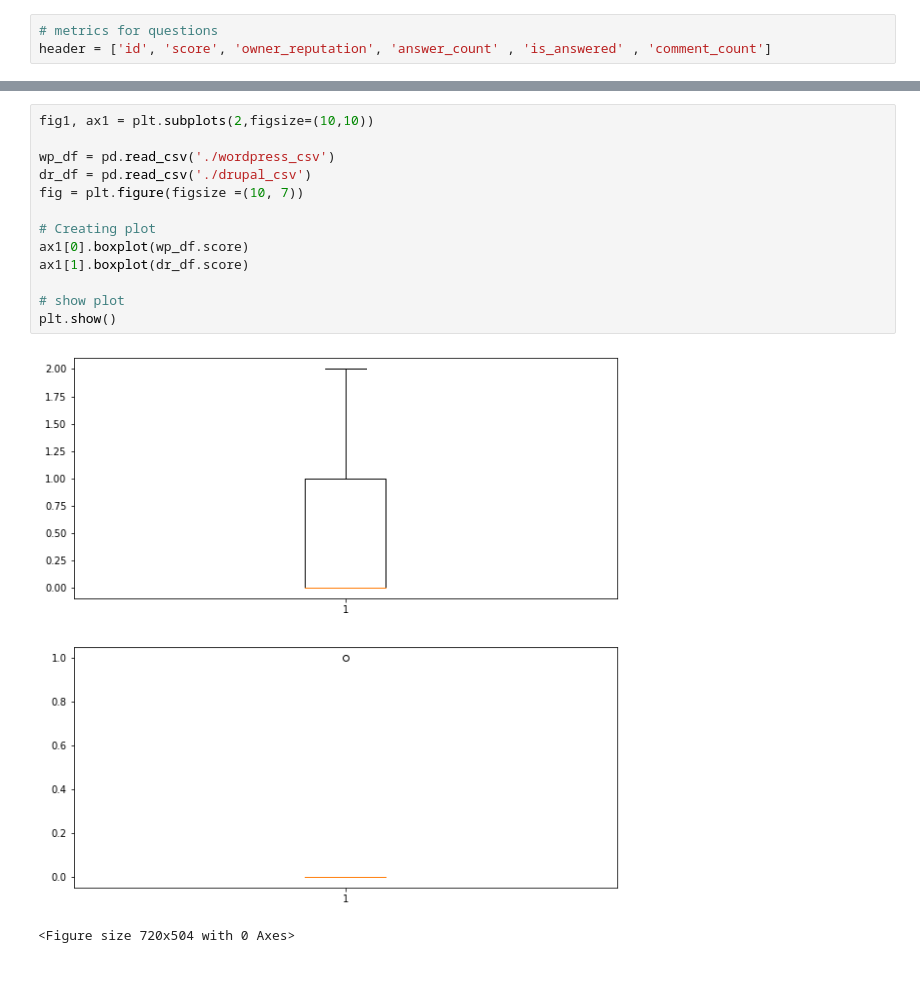
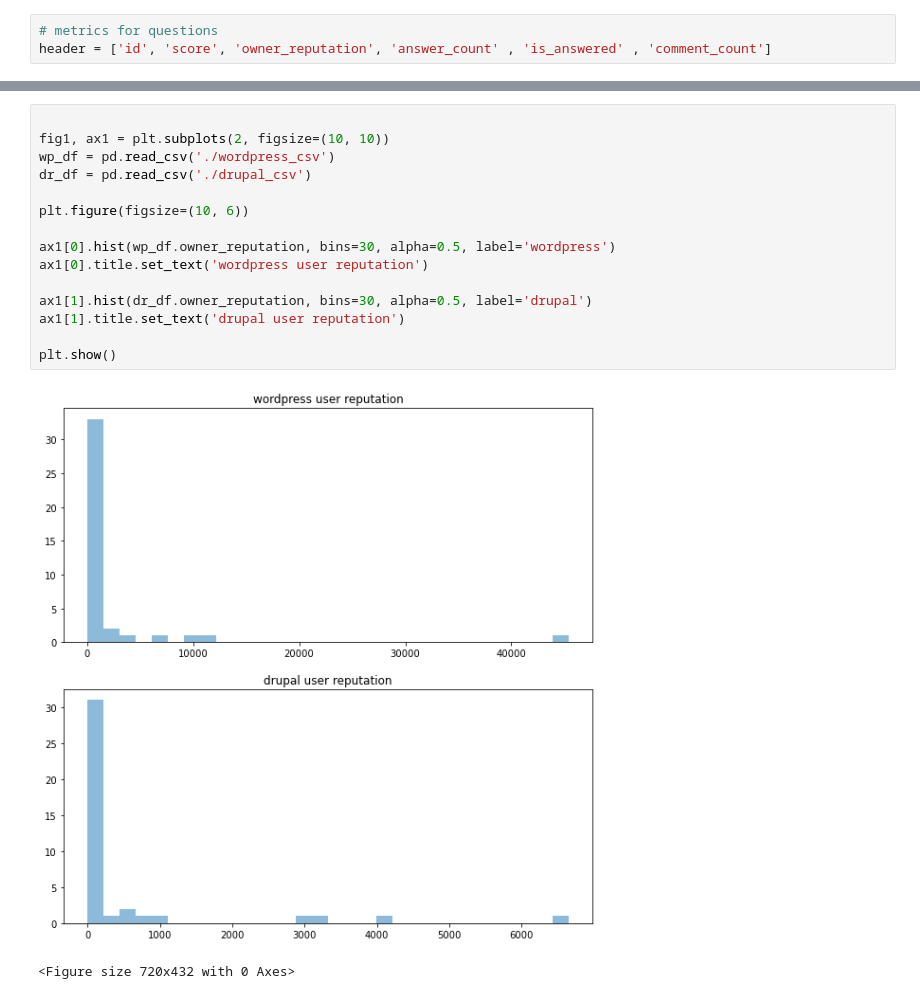
Before and after one commit to MahsaBazzaz/SO-user-behaviour, a Jupyter notebook: Untitled.ipynb, the cells around one changed output, grey strips where cells are left out. Cells and saved outputs as stored; diff of their text form.

```diff
--- a/Untitled.ipynb
+++ b/Untitled.ipynb
@@ -131,16 +149,18 @@ plt.show()
 # %%
-fig1, ax1 = plt.subplots(2,figsize=(10,10))
 
+fig1, ax1 = plt.subplots(2, figsize=(10, 10))
 wp_df = pd.read_csv('./wordpress_csv')
 dr_df = pd.read_csv('./drupal_csv')
-fig = plt.figure(figsize =(10, 7))
 
-# Creating plot
-ax1[0].boxplot(wp_df.score)
-ax1[1].boxplot(dr_df.score)
+plt.figure(figsize=(10, 6))
 
-# show plot
+ax1[0].hist(wp_df.owner_reputation, bins=30, alpha=0.5, label='wordpress')
+ax1[0].title.set_text('wordpress user reputation')
+
+ax1[1].hist(dr_df.owner_reputation, bins=30, alpha=0.5, label='drupal')
+ax1[1].title.set_text('drupal user reputation')
+
 plt.show()
 # %% [output]
-[figure, old version]
+[figure, new version]
-<Figure size 720x504 with 0 Axes>
+<Figure size 720x432 with 0 Axes>
```
Also changed, not shown: parts of 11 cells of this notebook, 2 other files.
